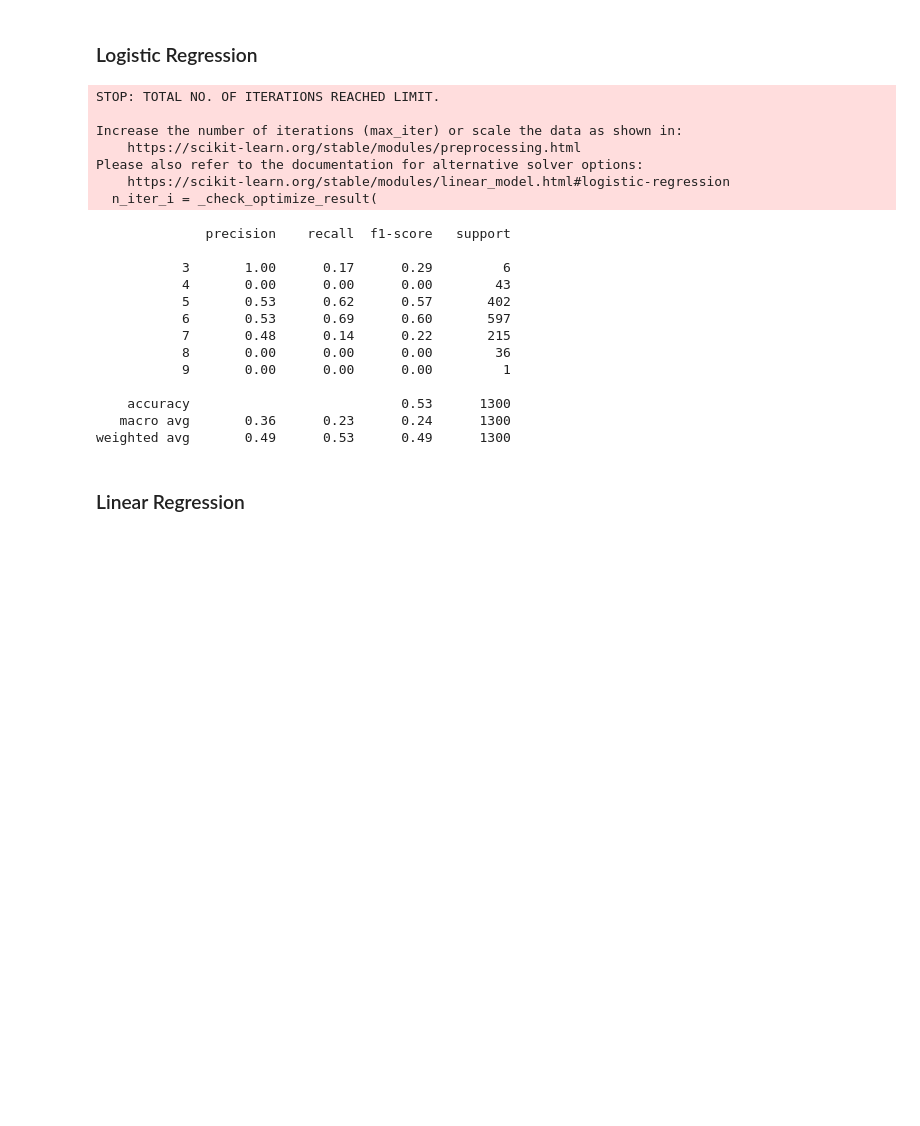
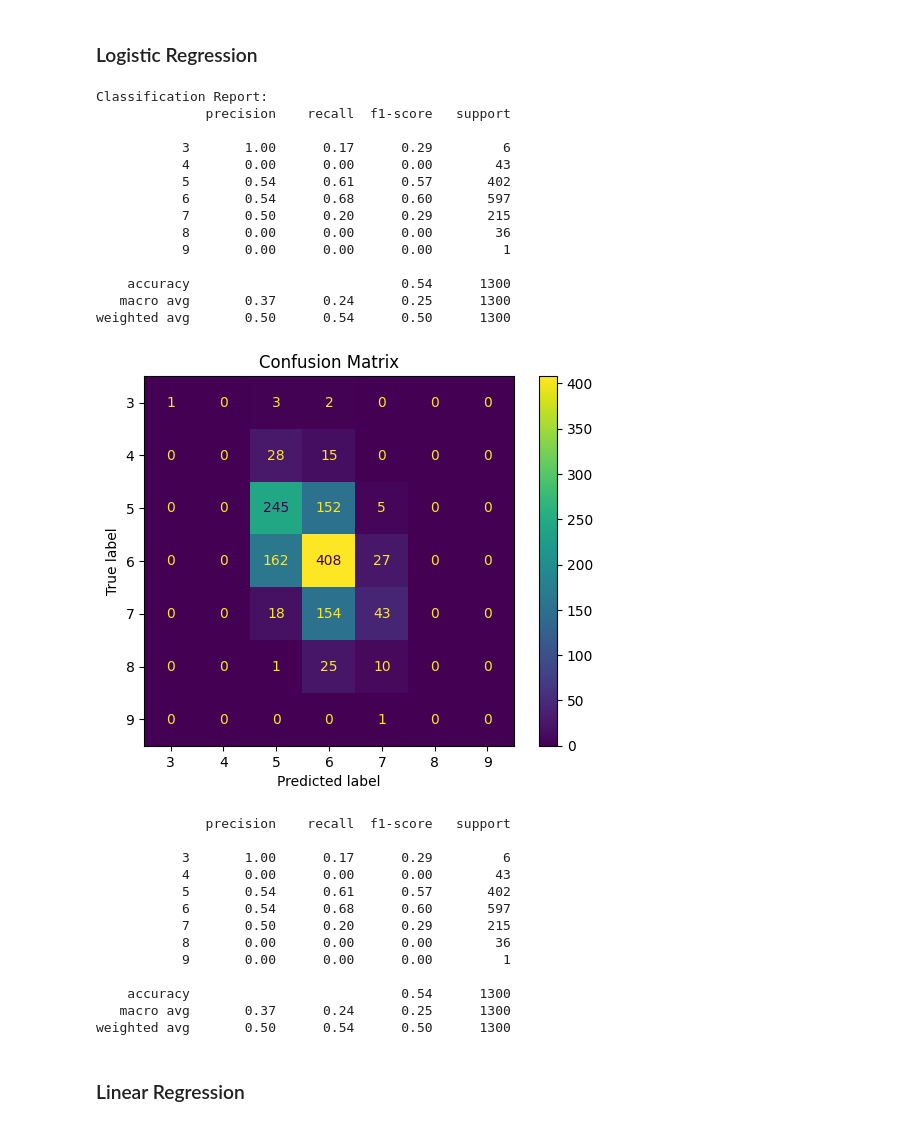
Before and after one commit to adrianrushing/stat4000-project, a Jupyter notebook: eda.ipynb, the cells around one changed output. Cells and saved outputs as stored; diff of their text form; code cells hidden in the pictures; blank space fills up the shorter version.

```diff
--- a/eda.ipynb
+++ b/eda.ipynb
@@ -204,48 +105,64 @@ Name: name, dtype: object
 # %% [markdown]
 ### Logistic Regression
 # %%
-# Import and use Logisitc regression to predict quality from X
+import matplotlib.pyplot as plt
 from sklearn.linear_model import LogisticRegression
 from sklearn.model_selection import train_test_split
-from sklearn.metrics import classification_report
+from sklearn.preprocessing import StandardScaler
+from sklearn.metrics import classification_report, confusion_matrix, ConfusionMatrixDisplay
 
-# Split the data into training and testing sets
-X_train, X_test, y_train, y_test = train_test_split(X_reduce, y, test_size=0.2, random_state=42)
+#Scale predictors
+scaler = StandardScaler()
+X_scaled = scaler.fit_transform(X)
 
-# Create a logistic regression model
-log_reg = LogisticRegression(max_iter=5000)
+X_train, X_test, y_train, y_test = train_test_split(X_scaled,y.values.ravel(),test_size=0.2,random_state=42)
 
-# Fit the model to the training data
+#Fit the Logistic Regression model
+log_reg = LogisticRegression(max_iter=10000)
 log_reg.fit(X_train, y_train)
 
-# Predict the quality of the test data
+#Predict on the test set
 y_pred = log_reg.predict(X_test)
+
+print("Classification Report:")
+print(classification_report(y_test, y_pred))
+
+#Create a confusion matrix
+cm = confusion_matrix(y_test, y_pred)
+disp = ConfusionMatrixDisplay(confusion_matrix=cm, display_labels=log_reg.classes_)
+disp.plot()
+plt.title("Confusion Matrix")
+plt.show()
+print(classification_report(y_test, y_pred))
 # %% [output]
-STOP: TOTAL NO. OF ITERATIONS REACHED LIMIT.
+Classification Report:
+              precision    recall  f1-score   support
 
-Increase the number of iterations (max_iter) or scale the data as shown in:
-    https://scikit-learn.org/stable/modules/preprocessing.html
-Please also refer to the documentation for alternative solver options:
-    https://scikit-learn.org/stable/modules/linear_model.html#logistic-regression
-  n_iter_i = _check_optimize_result(
+           3       1.00      0.17      0.29         6
+           4       0.00      0.00      0.00        43
+           5       0.54      0.61      0.57       402
+           6       0.54      0.68      0.60       597
+           7       0.50      0.20      0.29       215
+           8       0.00      0.00      0.00        36
+           9       0.00      0.00      0.00         1
+
+    accuracy                           0.54      1300
+   macro avg       0.37      0.24      0.25      1300
+weighted avg       0.50      0.54      0.50      1300
+[figure, added]
+              precision    recall  f1-score   support
+
+           3       1.00      0.17      0.29         6
+           4       0.00      0.00      0.00        43
+           5       0.54      0.61      0.57       402
+           6       0.54      0.68      0.60       597
+           7       0.50      0.20      0.29       215
+           8       0.00      0.00      0.00        36
+           9       0.00      0.00      0.00         1
+
+    accuracy                           0.54      1300
+   macro avg       0.37      0.24      0.25      1300
+weighted avg       0.50      0.54      0.50      1300
-# %%
-
-# Print the classification report
-print(classification_report(y_test, y_pred))
-# %% [output]
-              precision    recall  f1-score   support
-
-           3       1.00      0.17      0.29         6
-           4       0.00      0.00      0.00        43
-           5       0.53      0.62      0.57       402
-           6       0.53      0.69      0.60       597
-           7       0.48      0.14      0.22       215
-           8       0.00      0.00      0.00        36
-           9       0.00      0.00      0.00         1
-
-    accuracy                           0.53      1300
-   macro avg       0.36      0.23      0.24      1300
-weighted avg       0.49      0.53      0.49      1300
 # %% [markdown]
 ### Linear Regression
 # %%
```
Also changed, not shown: parts of 15 cells of this notebook.
